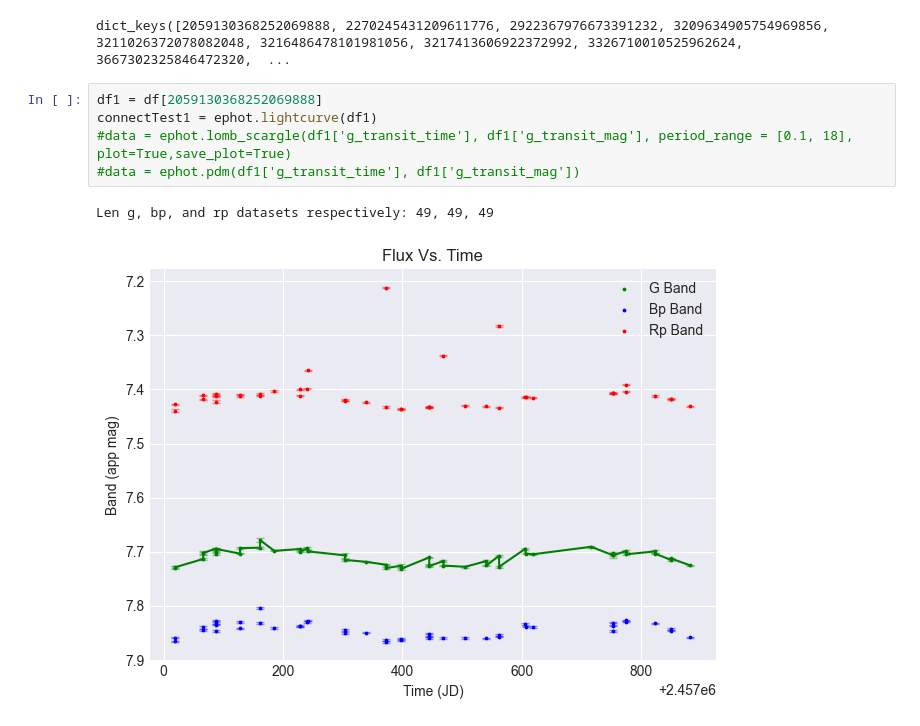
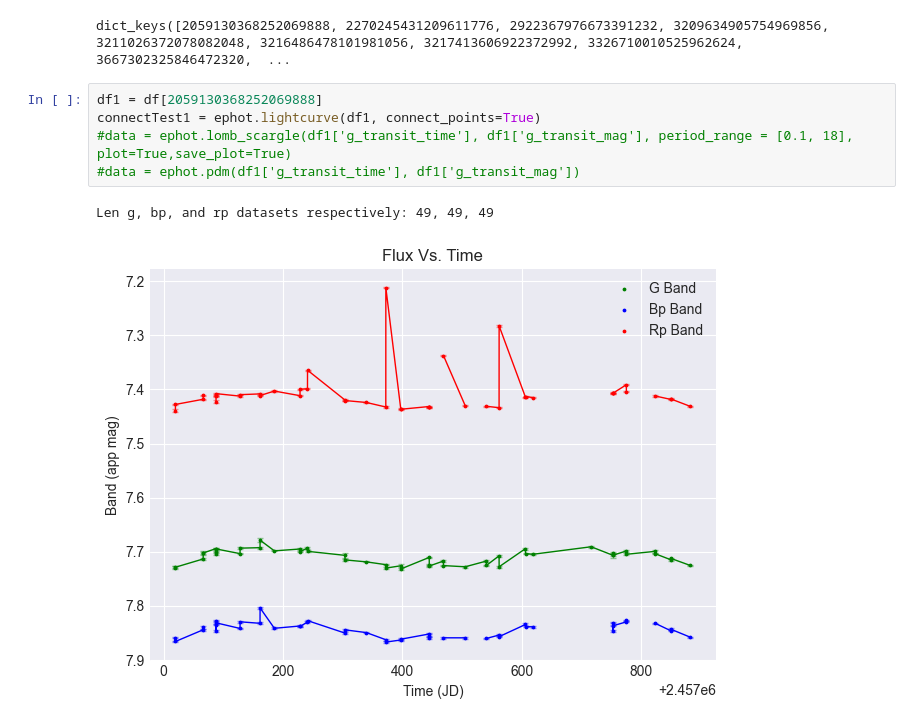
Before and after one commit to Mq1t/gaia_analysis_tools, a Jupyter notebook: notebooks/OLD/TestPeriodAnalysis.ipynb, the cells around one changed output. Drawn from its saved outputs; the diff is of its cells as text.

Commit message:
Connecting Lines

```diff
--- a/notebooks/OLD/TestPeriodAnalysis.ipynb
+++ b/notebooks/OLD/TestPeriodAnalysis.ipynb
@@ -40,9 +40,9 @@ print(df.keys())
 dict_keys([2059130368252069888, 2270245431209611776, 2922367976673391232, 3209634905754969856, 3211026372078082048, 3216486478101981056, 3217413606922372992, 3326710010525962624, 3667302325846472320,  ...
 # %%
 df1 = df[2059130368252069888]
-connectTest1 = ephot.lightcurve(df1)
+connectTest1 = ephot.lightcurve(df1, connect_points=True)
 #data = ephot.lomb_scargle(df1['g_transit_time'], df1['g_transit_mag'], period_range = [0.1, 18], plot=True,save_plot=True)
 #data = ephot.pdm(df1['g_transit_time'], df1['g_transit_mag'])
 # %% [output]
 Len g, bp, and rp datasets respectively: 49, 49, 49
-[figure, old version]
+[figure, new version]
```
Also changed, not shown: parts of 1 cell of this notebook, 1 other file.
